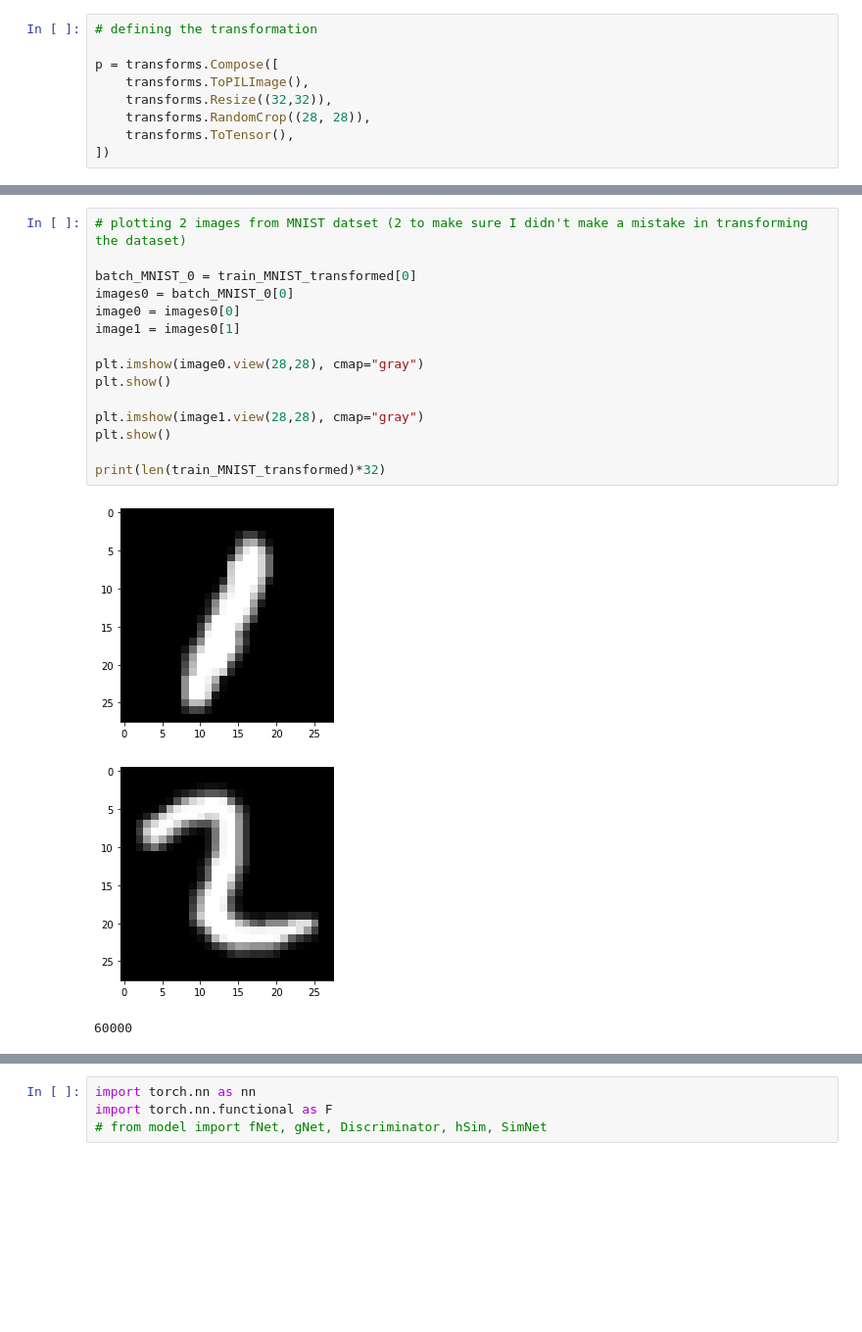
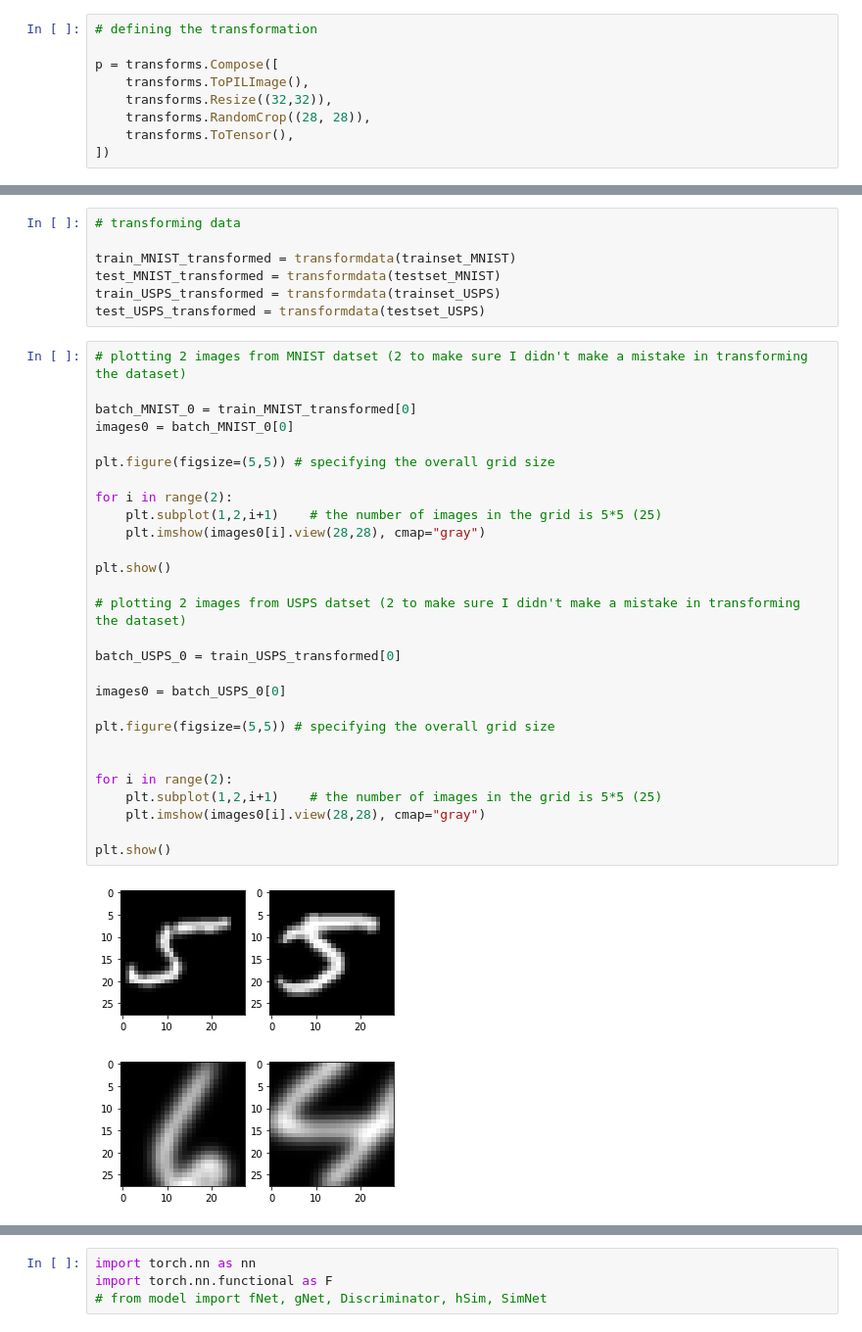
Before and after one commit to lennarturkens/project_MachineLearning, a Jupyter notebook: ML_project.ipynb, the cells around one changed output, grey strips where cells are left out. Shown: that part at 98% size. Saved outputs shown, nothing was run; the diff lists cells and outputs as text; blank space fills up the shorter version.

```diff
--- a/ML_project.ipynb
+++ b/ML_project.ipynb
@@ -84,19 +67,38 @@ for batch_MNIST in trainset_MNIST:
+# %%
+# transforming data
+
+train_MNIST_transformed = transformdata(trainset_MNIST)
+test_MNIST_transformed = transformdata(testset_MNIST)
+train_USPS_transformed = transformdata(trainset_USPS)
+test_USPS_transformed = transformdata(testset_USPS)
 # %%
 # plotting 2 images from MNIST datset (2 to make sure I didn't make a mistake in transforming the dataset)
 
 batch_MNIST_0 = train_MNIST_transformed[0]
 images0 = batch_MNIST_0[0]
-image0 = images0[0]
-image1 = images0[1]
 
-plt.imshow(image0.view(28,28), cmap="gray")
+plt.figure(figsize=(5,5)) # specifying the overall grid size
+
+for i in range(2):
+    plt.subplot(1,2,i+1)    # the number of images in the grid is 5*5 (25)
+    plt.imshow(images0[i].view(28,28), cmap="gray")
+
 plt.show()
 
-plt.imshow(image1.view(28,28), cmap="gray")
+# plotting 2 images from USPS datset (2 to make sure I didn't make a mistake in transforming the dataset)
+
+batch_USPS_0 = train_USPS_transformed[0]
+
+images0 = batch_USPS_0[0]
+
+plt.figure(figsize=(5,5)) # specifying the overall grid size
+
+
+for i in range(2):
+    plt.subplot(1,2,i+1)    # the number of images in the grid is 5*5 (25)
+    plt.imshow(images0[i].view(28,28), cmap="gray")
+
 plt.show()
-
-print(len(train_MNIST_transformed)*32)
 # %% [output]
-[figure, old version]
+[figure, new version]
-[figure, old version]
+[figure, new version]
-60000
```
Also changed, not shown: parts of 5 cells of this notebook.
